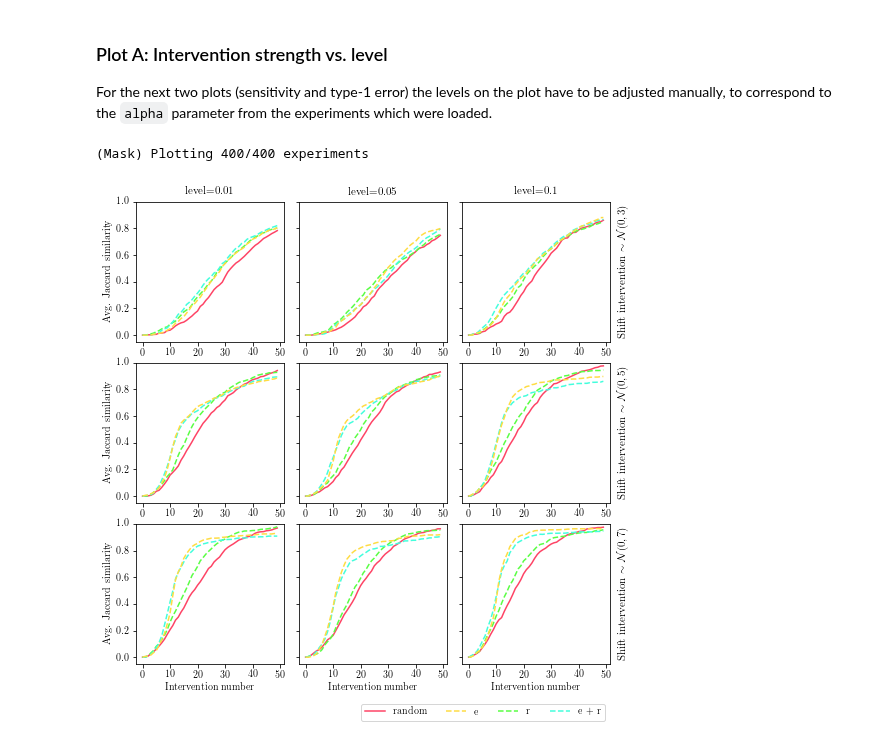
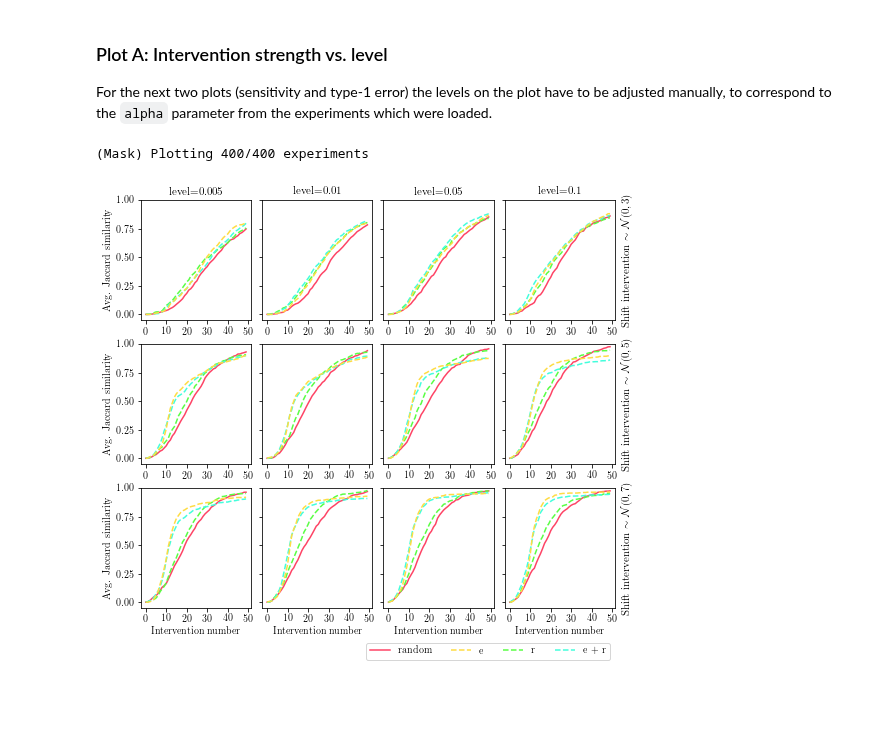
Before and after one commit to juangamella/aicp, a Jupyter notebook: plots_intervention_strength.ipynb, the cells around one changed output. Cells and saved outputs as stored; diff of their text form; code cells hidden in the pictures; blank space fills up the shorter version.

Commit message:
Updated intervention strength experiments: notebooks + commands to reproduce

```diff
--- a/plots_intervention_strength.ipynb
+++ b/plots_intervention_strength.ipynb
@@ -15,12 +15,16 @@ import pickle
 # Experiments to load
 
 experiments = [
+
+    ["experiments/results_1589225762_runs:4_max_iter:50_tag:may11abcd_load_dataset:dataset_3_abcd:True_G:4_do:False_i_mean:3.0_i_var:1.0_finite:True_n:10_n_obs:100_alpha:0.0001.pickle"],
+    ["experiments/results_1589224906_runs:4_max_iter:50_tag:may11abcd_load_dataset:dataset_3_abcd:True_G:4_do:False_i_mean:5.0_i_var:1.0_finite:True_n:10_n_obs:100_alpha:0.0001.pickle"],
+    ["experiments/results_1589225245_runs:4_max_iter:50_tag:may11abcd_load_dataset:dataset_3_abcd:True_G:4_do:False_i_mean:7.0_i_var:1.0_finite:True_n:10_n_obs:100_alpha:0.0001.pickle"],
     ["experiments/results_1589225236_runs:4_max_iter:50_tag:may11abcd_load_dataset:dataset_3_abcd:True_G:4_do:False_i_mean:3.0_i_var:1.0_finite:True_n:10_n_obs:100_alpha:0.0002.pickle"],
     ["experiments/results_1589223144_runs:4_max_iter:50_tag:may11abcd_load_dataset:dataset_3_abcd:True_G:4_do:False_i_mean:5.0_i_var:1.0_finite:True_n:10_n_obs:100_alpha:0.0002.pickle"],
     ["experiments/results_1589223259_runs:4_max_iter:50_tag:may11abcd_load_dataset:dataset_3_abcd:True_G:4_do:False_i_mean:7.0_i_var:1.0_finite:True_n:10_n_obs:100_alpha:0.0002.pickle"],
-    ["experiments/results_1589225762_runs:4_max_iter:50_tag:may11abcd_load_dataset:dataset_3_abcd:True_G:4_do:False_i_mean:3.0_i_var:1.0_finite:True_n:10_n_obs:100_alpha:0.0001.pickle"],
-    ["experiments/results_1589224906_runs:4_max_iter:50_tag:may11abcd_load_dataset:dataset_3_abcd:True_G:4_do:False_i_mean:5.0_i_var:1.0_finite:True_n:10_n_obs:100_alpha:0.0001.pickle"],
-    ["experiments/results_1589225245_runs:4_max_iter:50_tag:may11abcd_load_dataset:dataset_3_abcd:True_G:4_do:False_i_mean:7.0_i_var:1.0_finite:True_n:10_n_obs:100_alpha:0.0001.pickle"],
+    ["experiments/results_1590691693_runs:4_max_iter:50_tag:may28weak_load_dataset:dataset_3_abcd:True_G:4_do:False_i_mean:3.0_i_var:1.0_finite:True_n:10_n_obs:100_alpha:0.001.pickle"],
+    ["experiments/results_1590697825_runs:4_max_iter:50_tag:may28med_load_dataset:dataset_3_abcd:True_G:4_do:False_i_mean:5.0_i_var:1.0_finite:True_n:10_n_obs:100_alpha:0.001.pickle"],
+    ["experiments/results_1590705616_runs:4_max_iter:50_tag:may28strng_load_dataset:dataset_3_abcd:True_G:4_do:False_i_mean:7.0_i_var:1.0_finite:True_n:10_n_obs:100_alpha:0.001.pickle"],
     ["experiments/results_1589225031_runs:4_max_iter:50_tag:may11abcd_load_dataset:dataset_3_abcd:True_G:4_do:False_i_mean:3.0_i_var:1.0_finite:True_n:10_n_obs:100_alpha:0.002.pickle"],
     ["experiments/results_1589225154_runs:4_max_iter:50_tag:may11abcd_load_dataset:dataset_3_abcd:True_G:4_do:False_i_mean:5.0_i_var:1.0_finite:True_n:10_n_obs:100_alpha:0.002.pickle"],
     ["experiments/results_1589225064_runs:4_max_iter:50_tag:may11abcd_load_dataset:dataset_3_abcd:True_G:4_do:False_i_mean:7.0_i_var:1.0_finite:True_n:10_n_obs:100_alpha:0.002.pickle"],
@@ -245,48 +249,49 @@ max_iter = 50
 
 For the next two plots (sensitivity and type-1 error) the levels on the plot have to be adjusted manually, to correspond to the `alpha` parameter from the experiments which were loaded.
 # %%
-levels = [0.01, 0.05, 0.1]
+levels = [0.005, 0.01, 0.05, 0.1]
 strengths = [3,5,7]
 # %%
 # Plot settings
-gs = gridspec.GridSpec(3, 3, wspace=0.10, hspace=0.15)
-plt.figure(figsize=(8.5,8.5))
+gs = gridspec.GridSpec(3, 4, wspace=0.10, hspace=0.2)
+plt.figure(figsize=(8.5,7.5))
 
 plot_iter = 50
 ylim = [-0.05, 1]
 linestyle = ['-', '--', '--', '--', ':', ':', ':', ':']
 zorder = [1,4,2,3,-1,-2,-3,-4]
 
-plots = zip([Trajectories[i] for i in [0,3,6,1,4,7,2,5,8]],
-            levels * 3,
-            [strengths[0]] * 3 + [strengths[1]] * 3 + [strengths[2]] * 3)
+plots = zip([Trajectories[i] for i in [0,3,6,9,1,4,7,10,2,5,8,11]],
+            levels * 4,
+            [strengths[0]] * 4 + [strengths[1]] * 4 + [strengths[2]] * 4)
 
 print("(Mask) Plotting %d/%d experiments" % (len(mask), N*runs))
 
 ##############################
 # Iterate over different plots
 for i, (all_trajectories, level, sample_size) in enumerate(plots):
     plt.subplot(gs[i])
     ax = plt.gca()
     # Plot mean jaccard sim. for each policy
     policies = list(all_trajectories.items())
     policies = [policies[i] for i in [0,2,3,1]]
     for j, (name, policy_trajectories) in enumerate(policies):
         jac_sim = np.array(policy_trajectories)[mask,:]
         ax.plot(jac_sim.mean(axis=0)[0:plot_iter], label=name, linewidth=1.5, linestyle = linestyle[j], color=colors[j], zorder=zorder[j])
 
     # Labels / legend
-    plt.ylabel("Avg. Jaccard similarity") if i % 3 == 0 else None
-    plt.xlabel("Intervention number") if i >= 6 else None
-    ax.set_yticklabels([]) if i % 3 != 0 else None
-    if i < 3:
+    plt.ylabel("Avg. Jaccard similarity") if i % 4 == 0 else None
+    plt.xlabel("Intervention number") if i >= 8 else None
+    ax.set_yticklabels([]) if i % 4 != 0 else None
+    #ax.text(0.8,0.05,"i=%d" % i, transform=ax.transAxes, fontsize=11, ha="center")
+    if i < 4:
         ax.text(0.5,1.05,"level=%s" % level, transform=ax.transAxes, fontsize=11, ha="center")
-    if i % 3 == 2:
+    if i % 4 == 3:
         ax.text(1.05,0.5,"Shift intervention $\sim \mathcal{N}(0,%d)$" % sample_size, transform=ax.transAxes, fontsize=11, va="center", rotation=90)
     plt.ylim(ylim)
     ax.set_xticks([0,10,20,30,40,50])
 ax.legend(prop=fontP, ncol=5, bbox_to_anchor=(1, -.25))
 plt.savefig('figures/strength_vs_level.pdf', bbox_inches='tight')
 # %% [output]
 (Mask) Plotting 400/400 experiments
-[figure, old version]
+[figure, new version]
```
Also changed, not shown: parts of 1 cell of this notebook, 1 other file.
